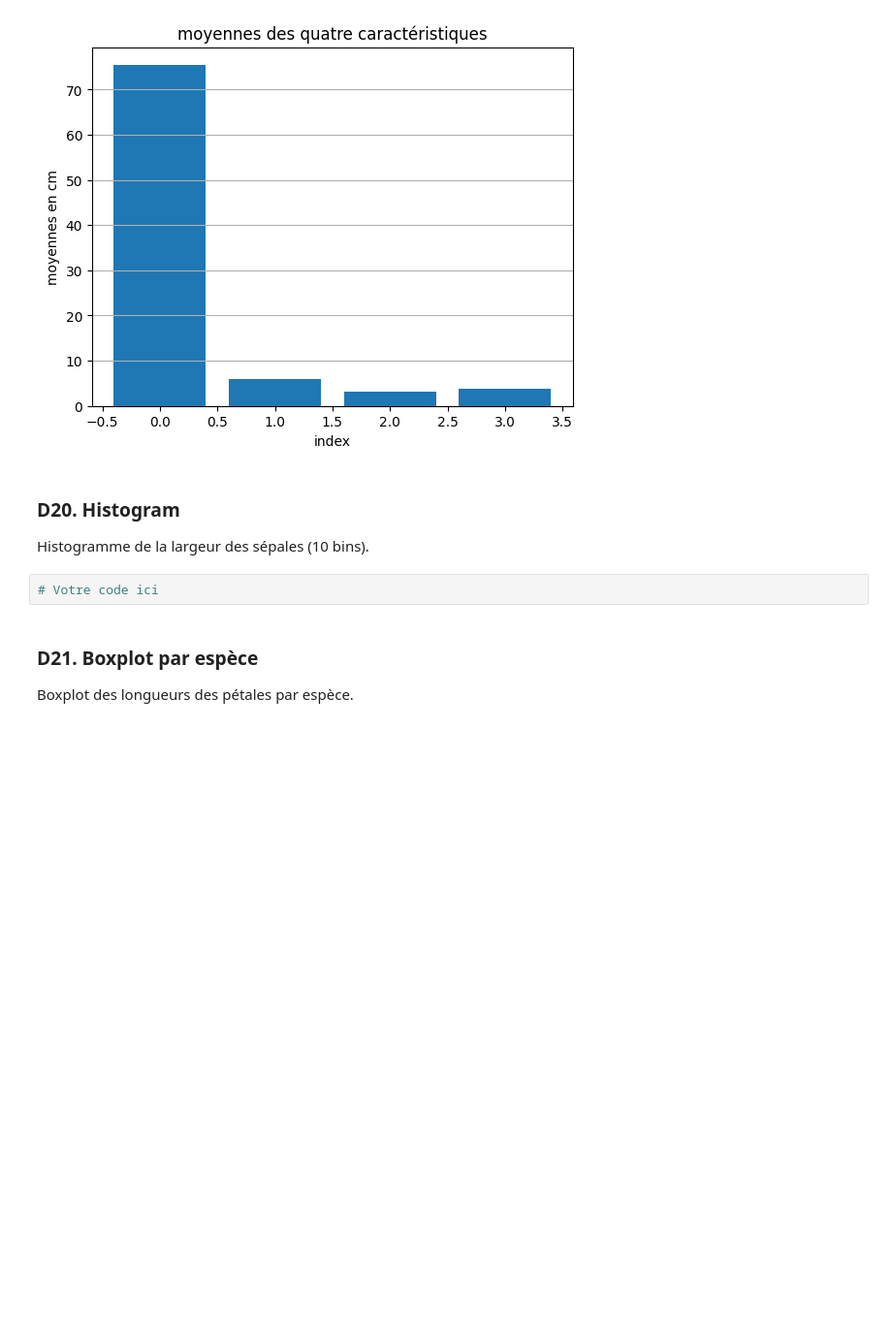
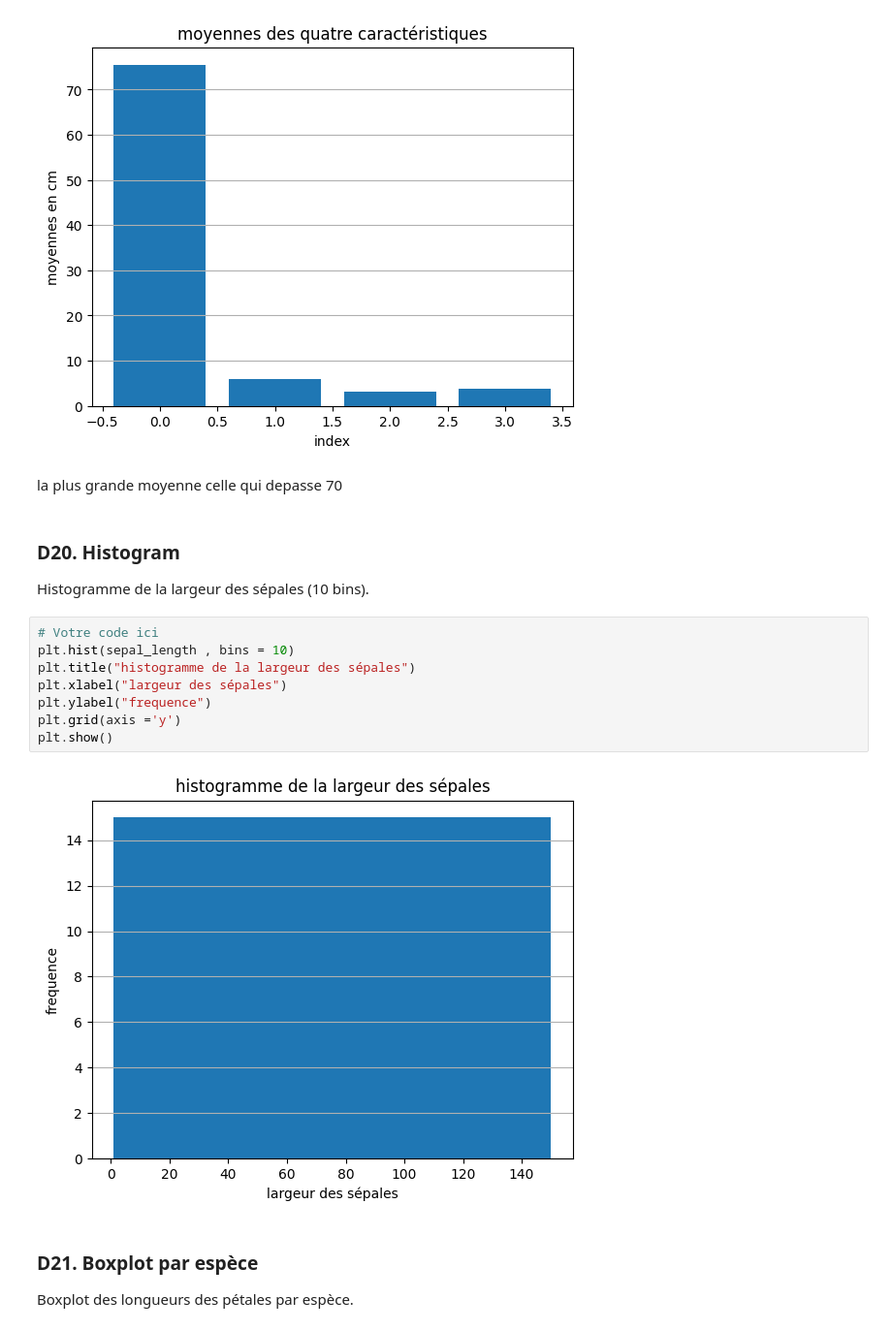
Before and after one commit to USMS-FPK-IA-GI-2025/controle-01-numpy-and-matplotlib-iris-SLebriz2002, a Jupyter notebook: notebooks/controle_numpy_matplotlib.ipynb, the cells around one changed output. Shown at 97% size. Cells and saved outputs as stored; diff of their text form; blank space fills up the shorter version.

```diff
--- a/notebooks/controle_numpy_matplotlib.ipynb
+++ b/notebooks/controle_numpy_matplotlib.ipynb
@@ -357,11 +357,21 @@ plt.grid(axis ='y')
 plt.show()
 # %% [output]
 [figure]
+# %% [markdown]
+ la plus grande moyenne celle qui depasse 70
 # %% [markdown]
 ### D20. Histogram
 Histogramme de la largeur des sépales (10 bins).
-# %%
-# Votre code ici
+# %%
+# Votre code ici
+plt.hist(sepal_length , bins = 10)
+plt.title("histogramme de la largeur des sépales")
+plt.xlabel("largeur des sépales")
+plt.ylabel("frequence")
+plt.grid(axis ='y')
+plt.show()
+# %% [output]
+[figure, added]
 # %% [markdown]
 ### D21. Boxplot par espèce
 Boxplot des longueurs des pétales par espèce.
```
Also changed, not shown: parts of 31 cells of this notebook.
